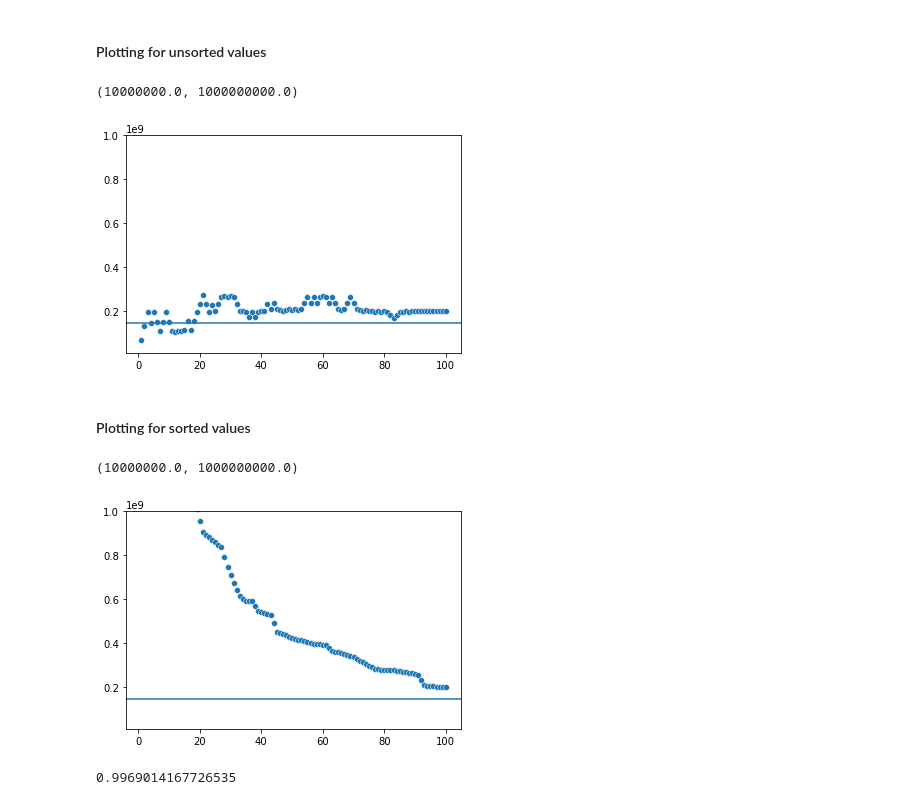
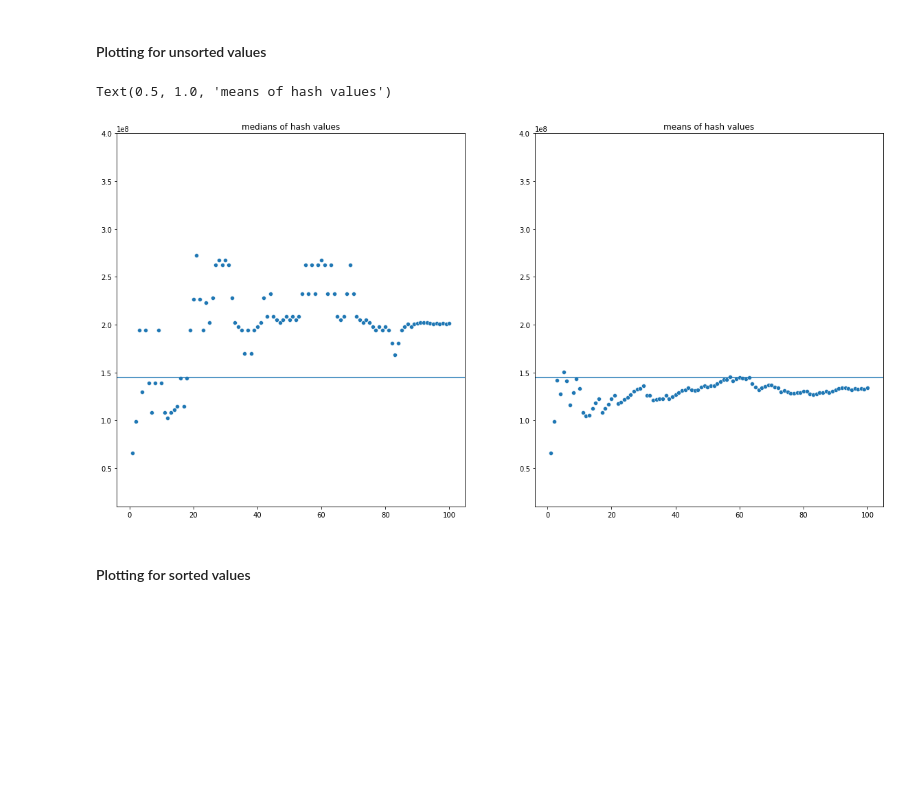
Before and after one commit to VenugopalBhatia/BIS_634, a Jupyter notebook: Assignments/HW_25Sep/HW_25sep_Ex2.ipynb, the cells around one changed output. Cells and saved outputs as stored; diff of their text form; code cells hidden in the pictures; blank space fills up the shorter version.

Commit message:
add avg plots

```diff
--- a/Assignments/HW_25Sep/HW_25sep_Ex2.ipynb
+++ b/Assignments/HW_25Sep/HW_25sep_Ex2.ipynb
@@ -230,33 +245,23 @@ plt.ylim([10000000,1000000000])
 ## Taking medians of 1,2,...n values and plotting
 # %% [markdown]
 #### Plotting for unsorted values
-# %%
-medians = [statistics.median(estimates_unsorted[0:i]) for i in range(1,101)]
-scatterplot_ = sns.scatterplot(x = list(range(1,101)),y = medians)
-scatterplot_.axhline(145000000)
-#145000000 is estimated number of unique elements
-plt.ylim([10000000,1000000000])
-# %% [output]
-(10000000.0, 1000000000.0)
-[figure, removed]
+# %%
+medians = [statistics.median(min_hashes_unsorted[0:i]) for i in range(1,101)]
+estimates_medians = [1/median - 1 for median in medians]
+avgs = [statistics.mean(min_hashes_unsorted[0:i]) for i in range(1,101)]
+estimates_means = [1/avg - 1 for avg in avgs]
+fig,axes = plt.subplots(nrows = 1,ncols = 2,figsize = (20,10))
+scatterplot_median = sns.scatterplot(x = list(range(1,101)),y = estimates_medians,ax = axes[0])
+scatterplot_median.axhline(145000000)
+axes[0].set_ylim([10000000,400000000])
+scatterplot_avg = sns.scatterplot(x = list(range(1,101)),y = estimates_means,ax = axes[1])
+scatterplot_avg.axhline(145000000)
+#145000000 is estimated number of unique elements
+axes[1].set_ylim([10000000,400000000])
+axes[0].set_title("medians of hash values")
+axes[1].set_title("means of hash values")
+# %% [output]
+Text(0.5, 1.0, 'means of hash values')
+[figure, added]
 # %% [markdown]
 #### Plotting for sorted values
-# %%
-medians = [statistics.median(estimates_sorted[0:i]) for i in range(1,101)]
-scatterplot_ = sns.scatterplot(x = list(range(1,101)),y = medians)
-scatterplot_.axhline(145000000)
-#145000000 is estimated number of unique elements
-plt.ylim([10000000,1000000000])
-# %% [output]
-(10000000.0, 1000000000.0)
-[figure, removed]
-# %%
-# a_ = getshavalues(seq_[0:3])
-
-fn_ = get_ath_hash(2)
-
-val_ = fn_(lst_finalb[4])
-val_/=scale
-val_
-# %% [output]
-0.9969014167726535
```
Also changed, not shown: parts of 11 cells of this notebook.
